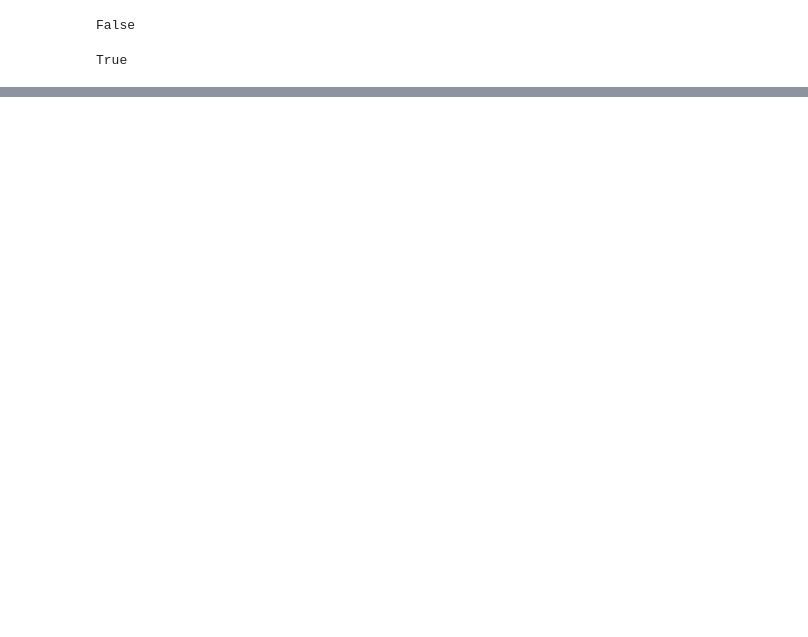
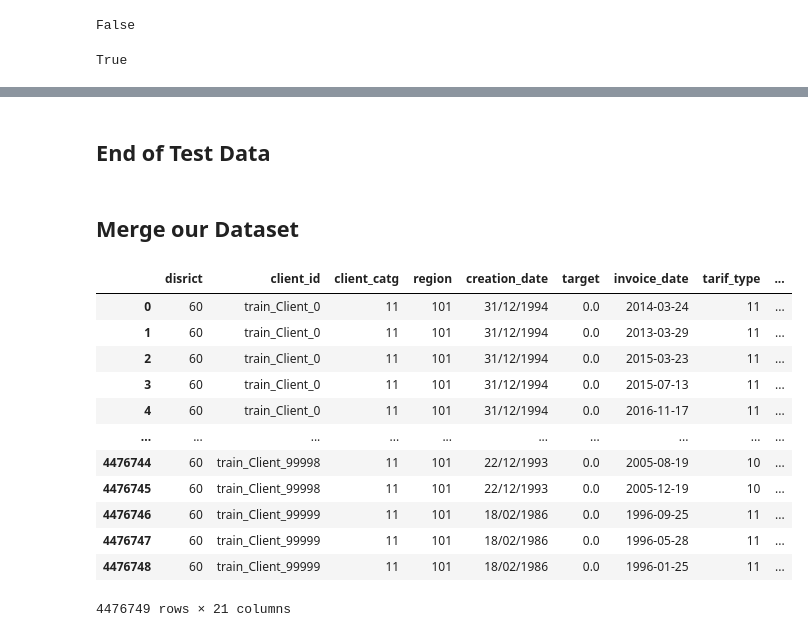
Before and after one commit to mariagichomo/Fraud-detection, a Jupyter notebook: Fraud_detection_pynb.ipynb, the cells around one changed output, grey strips where cells are left out. Cells and saved outputs as stored; diff of their text form; code cells hidden in the pictures; blank space fills up the shorter version.

```diff
--- a/Fraud_detection_pynb.ipynb
+++ b/Fraud_detection_pynb.ipynb
@@ -145,2 +117,0 @@ memory usage: 6.2+ MB
-# %%
-client_df['creation_date'] = pd.to_datetime(client_df['creation_date'])
@@ -343,0 +224,22 @@ memory usage: 751.4+ MB
+# %% [markdown]
+## End of Test Data
+# %% [markdown]
+## Merge our Dataset
+# %%
+df2 = pd.merge(client_df, invoice_df, on='client_id', how='left')
+# %%
+df2
+# %% [output]
+|  | disrict | client_id | client_catg | region | creation_date | target | invoice_date | tarif_type | ... |
+| 0 | 60 | train_Client_0 | 11 | 101 | 31/12/1994 | 0.0 | 2014-03-24 | 11 | ... |
+| 1 | 60 | train_Client_0 | 11 | 101 | 31/12/1994 | 0.0 | 2013-03-29 | 11 | ... |
+| 2 | 60 | train_Client_0 | 11 | 101 | 31/12/1994 | 0.0 | 2015-03-23 | 11 | ... |
+| 3 | 60 | train_Client_0 | 11 | 101 | 31/12/1994 | 0.0 | 2015-07-13 | 11 | ... |
+| 4 | 60 | train_Client_0 | 11 | 101 | 31/12/1994 | 0.0 | 2016-11-17 | 11 | ... |
+| ... | ... | ... | ... | ... | ... | ... | ... | ... | ... |
+| 4476744 | 60 | train_Client_99998 | 11 | 101 | 22/12/1993 | 0.0 | 2005-08-19 | 10 | ... |
+| 4476745 | 60 | train_Client_99998 | 11 | 101 | 22/12/1993 | 0.0 | 2005-12-19 | 10 | ... |
+| 4476746 | 60 | train_Client_99999 | 11 | 101 | 18/02/1986 | 0.0 | 1996-09-25 | 11 | ... |
+| 4476747 | 60 | train_Client_99999 | 11 | 101 | 18/02/1986 | 0.0 | 1996-05-28 | 11 | ... |
+| 4476748 | 60 | train_Client_99999 | 11 | 101 | 18/02/1986 | 0.0 | 1996-01-25 | 11 | ... |
+4476749 rows × 21 columns
```
Also changed, not shown: parts of 49 cells of this notebook.
